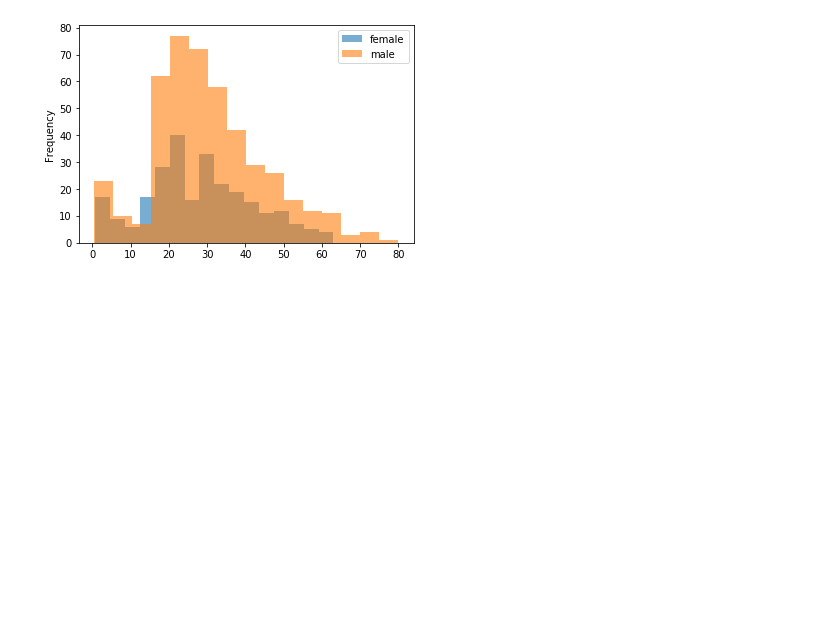
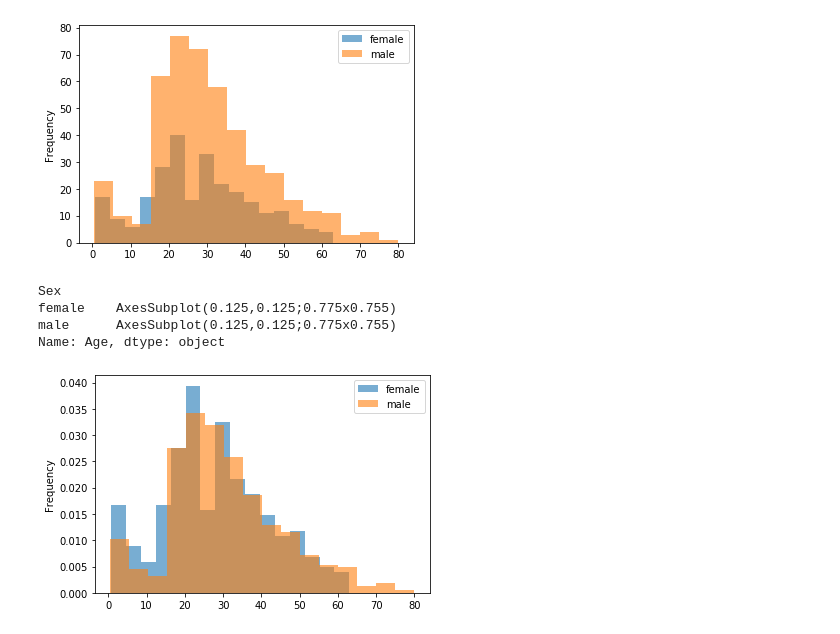
Before and after one commit to ZeroClasswork/Homework1, a Jupyter notebook: Homework1.ipynb, the cells around one changed output. Cells and saved outputs as stored; diff of their text form; code cells hidden in the pictures; blank space fills up the shorter version.

Commit message:
Added groupby by percent graph/normalized

```diff
--- a/Homework1.ipynb
+++ b/Homework1.ipynb
@@ -51,3 +50,11 @@ female    AxesSubplot(0.125,0.125;0.775x0.755)
 male      AxesSubplot(0.125,0.125;0.775x0.755)
 Name: Age, dtype: object
 [figure]
+# %%
+(df.groupby("Sex")["Age"]).plot(kind='hist', bins=16, density=True, alpha=0.6, legend=True)
+# %% [output]
+Sex
+female    AxesSubplot(0.125,0.125;0.775x0.755)
+male      AxesSubplot(0.125,0.125;0.775x0.755)
+Name: Age, dtype: object
+[figure, added]
```
Also changed, not shown: parts of 1 cell of this notebook, 1 other file.
